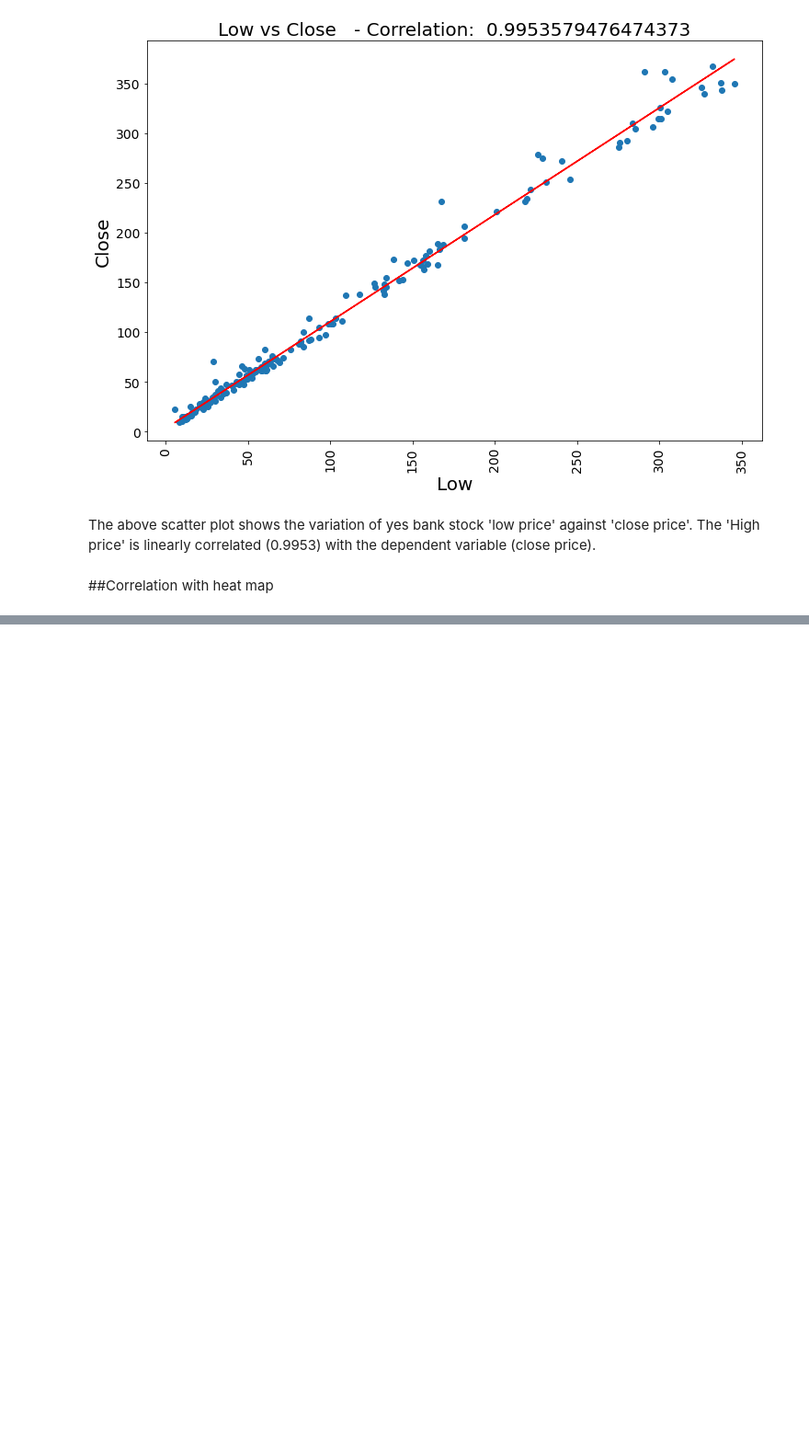
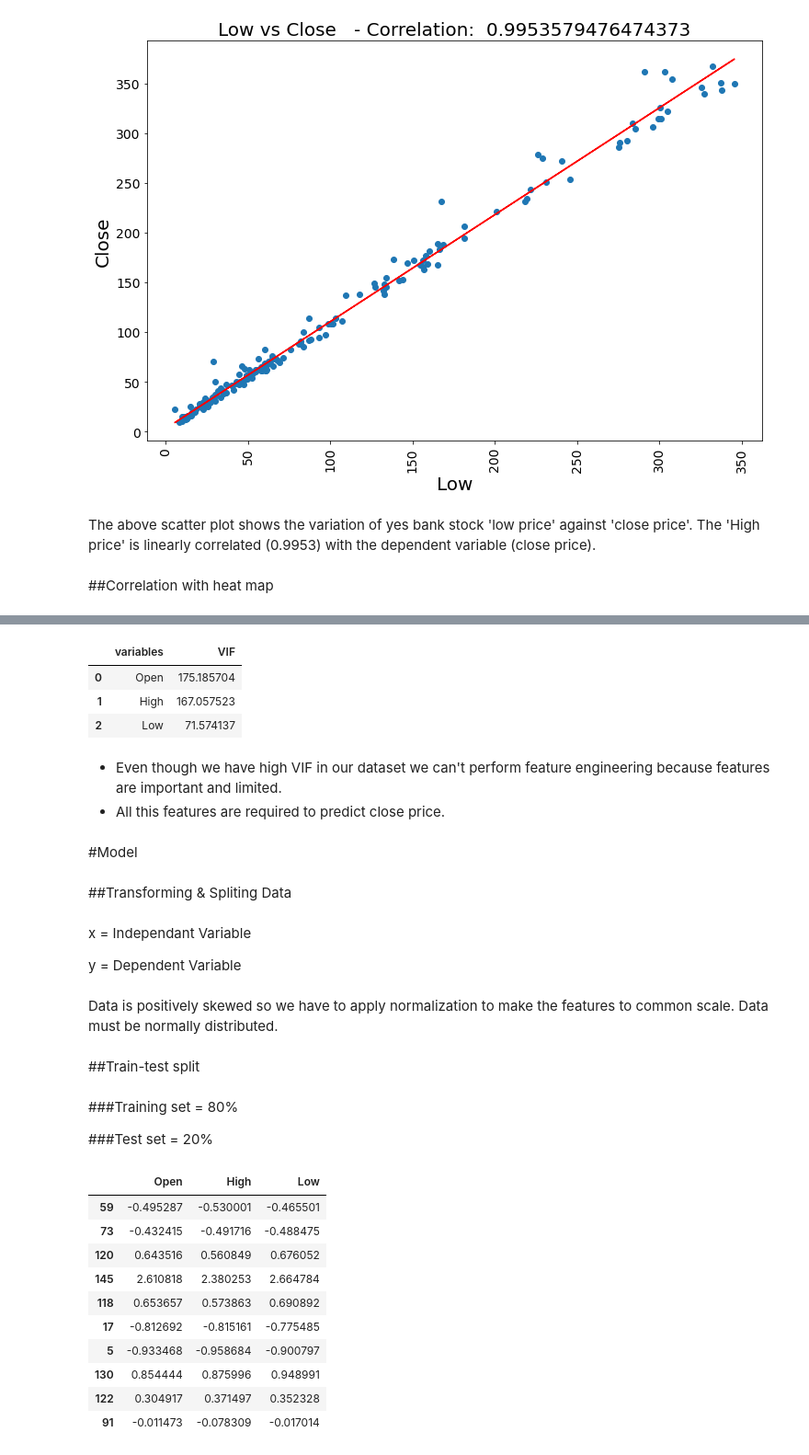
Before and after one commit to Ashfaquesayyed/Yes-bank-stock-closing-price-prediction, a Jupyter notebook: Yes_bank_stock_closing_price_new.ipynb, the cells around one changed output, grey strips where cells are left out. Shown at 92% size. Cells and saved outputs as stored; diff of their text form; code cells hidden in the pictures; blank space fills up the shorter version.

```diff
--- a/Yes_bank_stock_closing_price_new.ipynb
+++ b/Yes_bank_stock_closing_price_new.ipynb
@@ -405,0 +432,53 @@ The above scatter plot shows the variation of yes bank stock 'low price' against
+# %%
+calc_vif(df.drop(columns=['Close','Date']))
+# %% [output]
+|  | variables | VIF |
+| 0 | Open | 175.185704 |
+| 1 | High | 167.057523 |
+| 2 | Low | 71.574137 |
+# %% [markdown]
+*   Even though we have high VIF in our dataset we can't perform feature engineering because features are important and limited.
+*  All this features are required to predict close price.
+# %% [markdown]
+#Model
+# %% [markdown]
+##Transforming & Spliting Data
+# %% [markdown]
+x = Independant Variable
+
+
+y = Dependent Variable
+# %%
+# Splitting data into Dependent and Independent Variables
+x = df.drop(columns=['Close','Date'])
+y = df['Close']
+# %% [markdown]
+Data is positively skewed so we have to apply normalization to make  the features to common scale. Data must be normally distributed.
+# %%
+# Data transformation
+from scipy.stats import zscore
+x = x.apply(zscore)
+y = np.log10(y)
+# %% [markdown]
+##Train-test split
+# %% [markdown]
+###Training set = 80%
+
+###Test set = 20%
+# %%
+# Spliting Data into Testing and Training Datasets
+x_train,x_test,y_train,y_test = train_test_split(x,y,test_size=0.2,random_state = 1)
+# %%
+x_train[0:10]
+# %% [output]
+|  | Open | High | Low |
+| 59 | -0.495287 | -0.530001 | -0.465501 |
+| 73 | -0.432415 | -0.491716 | -0.488475 |
+| 120 | 0.643516 | 0.560849 | 0.676052 |
+| 145 | 2.610818 | 2.380253 | 2.664784 |
+| 118 | 0.653657 | 0.573863 | 0.690892 |
+| 17 | -0.812692 | -0.815161 | -0.775485 |
+| 5 | -0.933468 | -0.958684 | -0.900797 |
+| 130 | 0.854444 | 0.875996 | 0.948991 |
+| 122 | 0.304917 | 0.371497 | 0.352328 |
+| 91 | -0.011473 | -0.078309 | -0.017014 |
```
Also changed, not shown: parts of 7 cells of this notebook.
